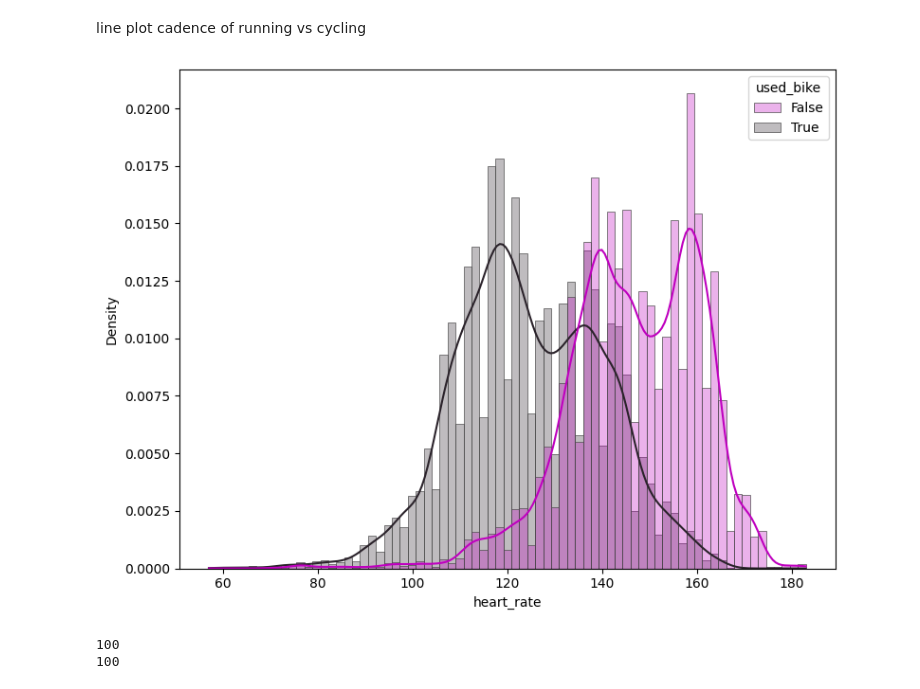
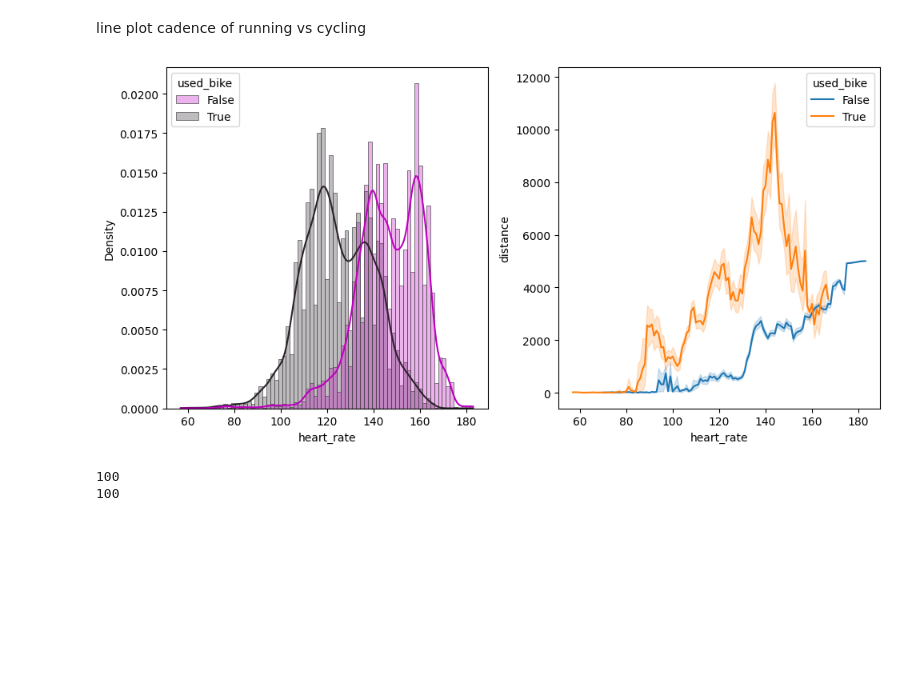
Before and after one commit to ccthatsme/siads521_assignment4, a Jupyter notebook: introduction.ipynb, the cells around one changed output. Drawn from its saved outputs; the diff is of its cells as text; code cells hidden in the pictures; blank space fills up the shorter version.

Commit message:
new line plot

```diff
--- a/introduction.ipynb
+++ b/introduction.ipynb
@@ -215,34 +215,37 @@ line plot cadence of running vs cycling
 # %%
 df_bike = df[(df['used_bike'] == True)]
 
 df_bike.dropna()
 df_filtered = df[df['cadence']>50]
 df_filtered.dropna()
 
-fig, ax = plt.subplots(figsize=(8,6))
+fig = plt.figure(figsize=(10,5))
+ax = fig.add_subplot(1, 2, 1)
 
 
 # for data, group in df_bike.groupby('date'):
 
-# sns.lineplot(data=df_run, x='distance', y='cadence', hue='date', ax=ax)
+
 sns.histplot(
     df_filtered,
     x="heart_rate", hue="used_bike",
     palette="dark:m_r",
     edgecolor=".3",
     linewidth=.5,
     log_scale=False,
     ax=ax,
     kde=True,
     alpha=0.3,
     stat='density'
 )
+ax_line = fig.add_subplot(1, 2, 2)
+sns.lineplot(data=df_filtered, x='heart_rate', y='distance', hue='used_bike', ax=ax_line)
 
 
 plt.tight_layout()
 plt.show()
 # %% [output]
-[figure, old version]
+[figure, new version]
 # %%
 x = df_run['Power']
 y = df_run['heart_rate']
```
